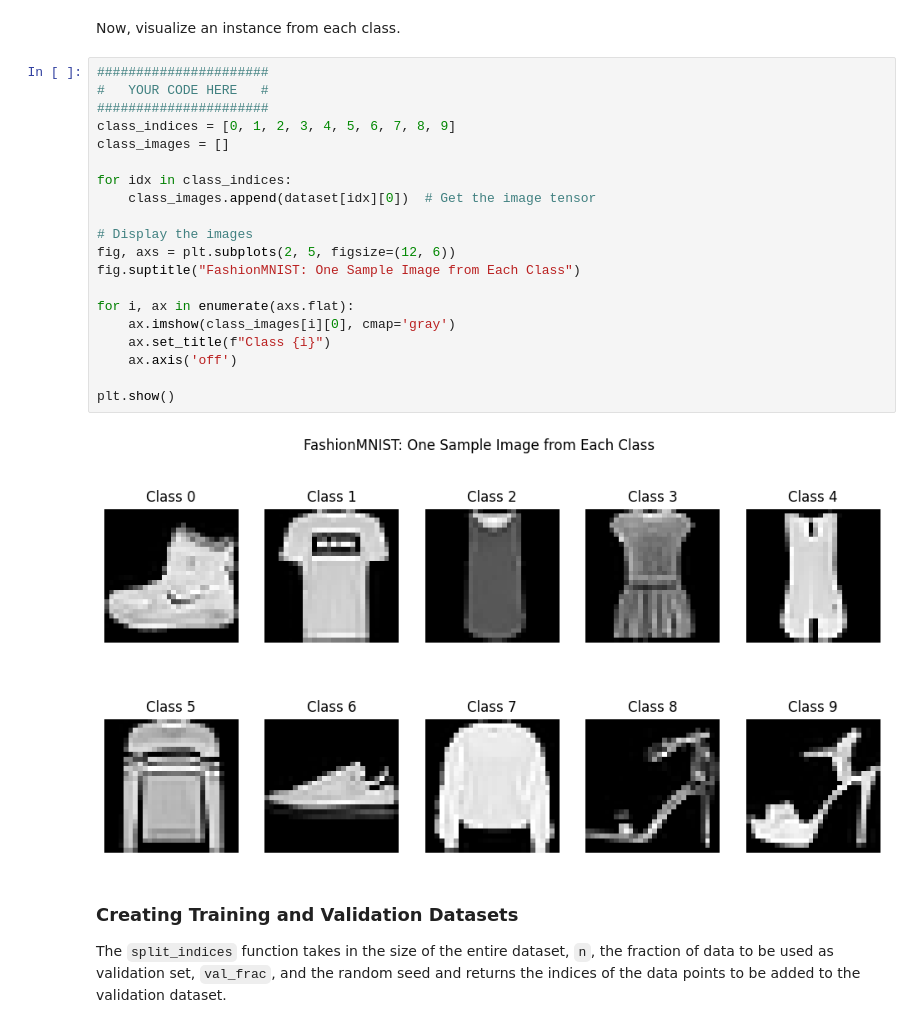
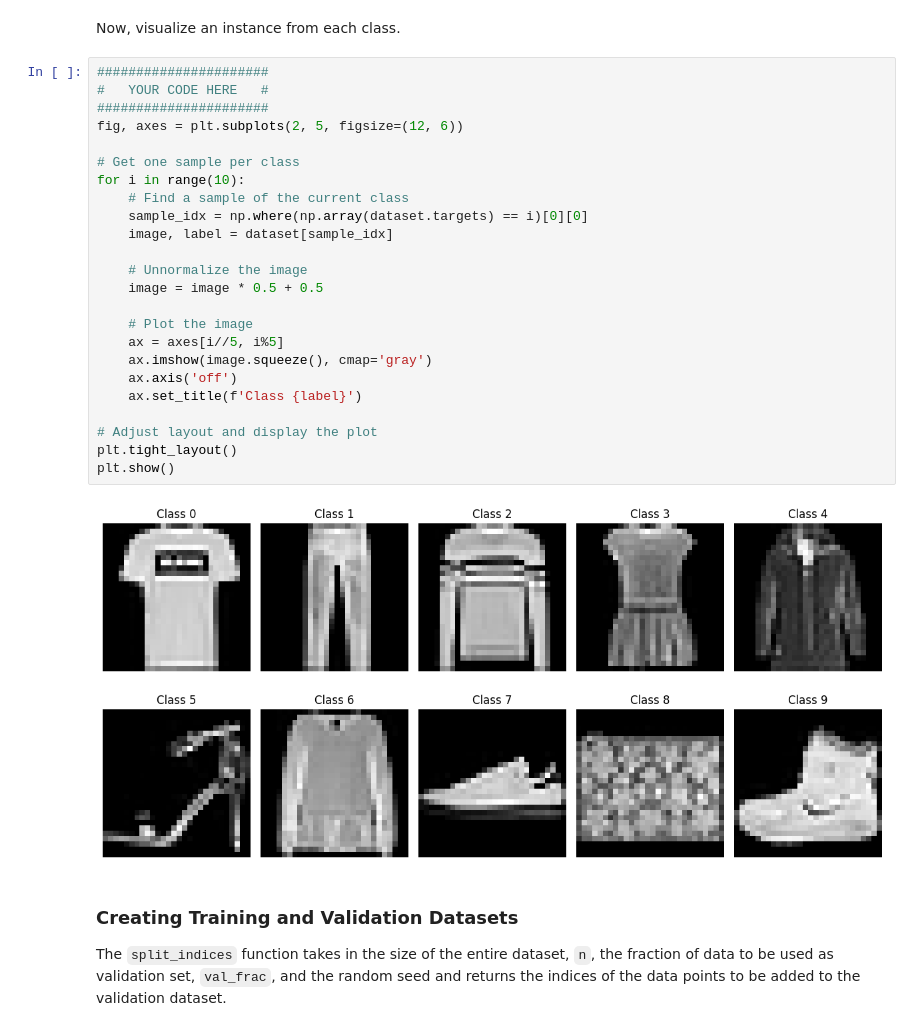
Before and after one commit to ParsaYousefpoor/IML_CHW01, a Jupyter notebook: Q2.ipynb, the cells around one changed output. Saved outputs shown, nothing was run; the diff lists cells and outputs as text.

```diff
--- a/Q2.ipynb
+++ b/Q2.ipynb
@@ -96,28 +80,32 @@ print(dataset.classes)
 ['T-shirt/top', 'Trouser', 'Pullover', 'Dress', 'Coat', 'Sandal', 'Shirt', 'Sneaker', 'Bag', 'Ankle boot']
 # %% [markdown]
 Now, visualize an instance from each class.
-# %%
-######################
-#   YOUR CODE HERE   #
-######################
-class_indices = [0, 1, 2, 3, 4, 5, 6, 7, 8, 9]
-class_images = []
-
-for idx in class_indices:
-    class_images.append(dataset[idx][0])  # Get the image tensor
-
-# Display the images
-fig, axs = plt.subplots(2, 5, figsize=(12, 6))
-fig.suptitle("FashionMNIST: One Sample Image from Each Class")
-
-for i, ax in enumerate(axs.flat):
-    ax.imshow(class_images[i][0], cmap='gray')
-    ax.set_title(f"Class {i}")
-    ax.axis('off')
-
-plt.show()
-# %% [output]
-[figure, removed]
+# %%
+######################
+#   YOUR CODE HERE   #
+######################
+fig, axes = plt.subplots(2, 5, figsize=(12, 6))
+
+# Get one sample per class
+for i in range(10):
+    # Find a sample of the current class
+    sample_idx = np.where(np.array(dataset.targets) == i)[0][0]
+    image, label = dataset[sample_idx]
+
+    # Unnormalize the image
+    image = image * 0.5 + 0.5
+
+    # Plot the image
+    ax = axes[i//5, i%5]
+    ax.imshow(image.squeeze(), cmap='gray')
+    ax.axis('off')
+    ax.set_title(f'Class {label}')
+
+# Adjust layout and display the plot
+plt.tight_layout()
+plt.show()
+# %% [output]
+[figure, added]
 # %% [markdown]
 ### Creating Training and Validation Datasets
 
```
Also changed, not shown: parts of 15 cells of this notebook.
